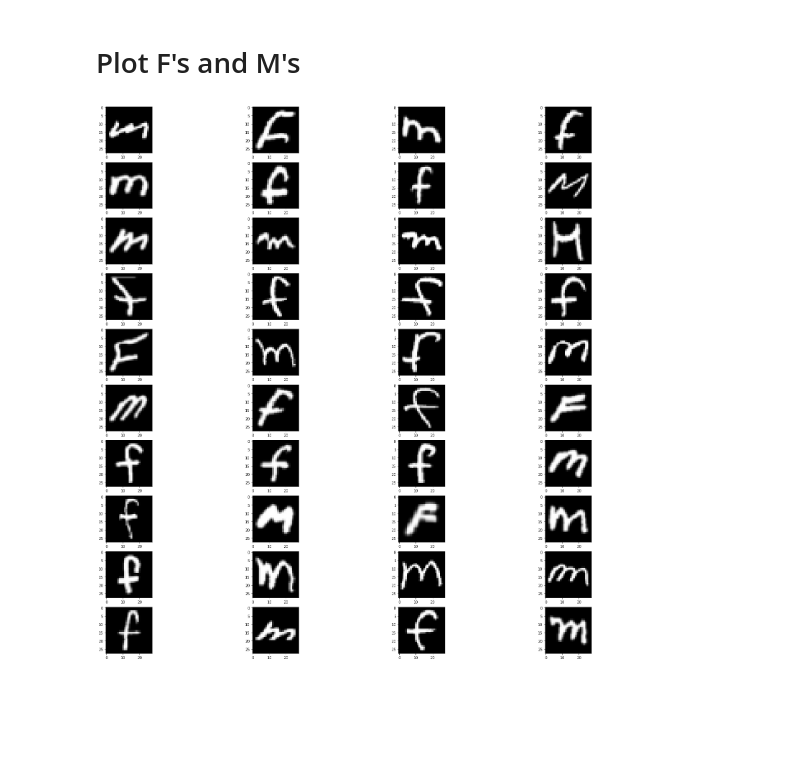
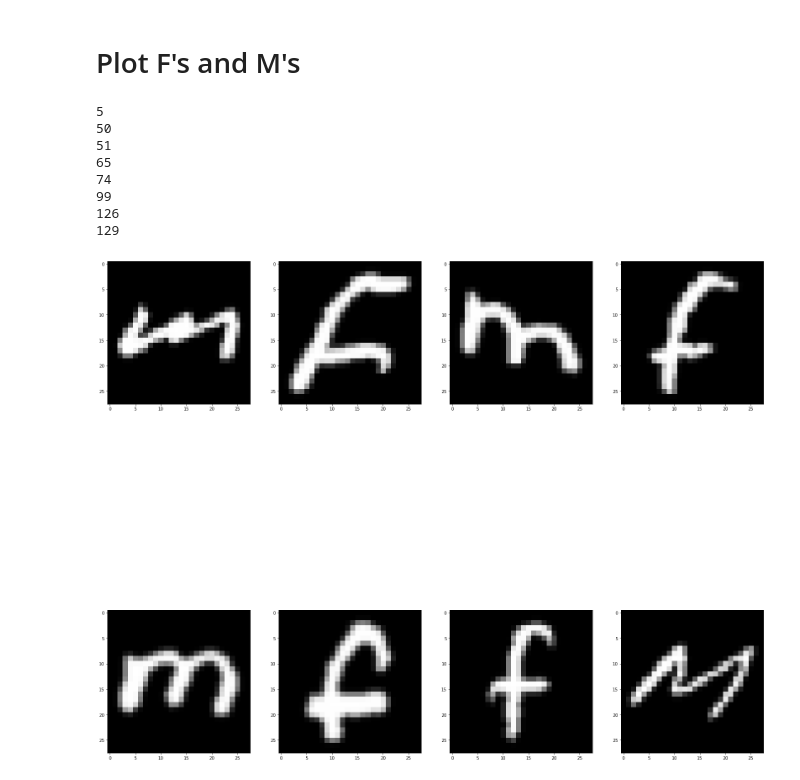
Before and after one commit to tetolab/mofdetector, a Jupyter notebook: mofdetector.ipynb, the cells around one changed output. Drawn from its saved outputs; the diff is of its cells as text; code cells hidden in the pictures; blank space fills up the shorter version.

```diff
--- a/mofdetector.ipynb
+++ b/mofdetector.ipynb
@@ -74,13 +79,22 @@ train_x = np.rot90(train_x, axes=(2, 1))
 # %%
 figure = plt.figure(figsize=(28, 28))
 columns = 4
-rows = 10
+rows = 2
 image_index = 0
 for i in range(1, columns * rows + 1):
     figure.add_subplot(rows, columns, i)
     while train_y[image_index] == 0:
         image_index += 1
+    print(image_index)
     plt.imshow(train_x[image_index], cmap='gray')
     image_index +=1
 # %% [output]
+5
+50
+51
+65
+74
+99
+126
+129
-[figure, old version]
+[figure, new version]
```
Also changed, not shown: parts of 14 cells of this notebook.
